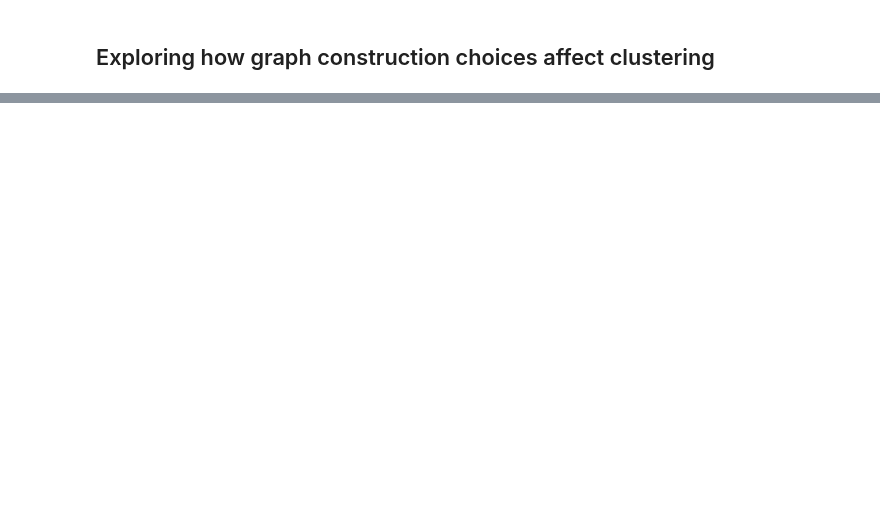
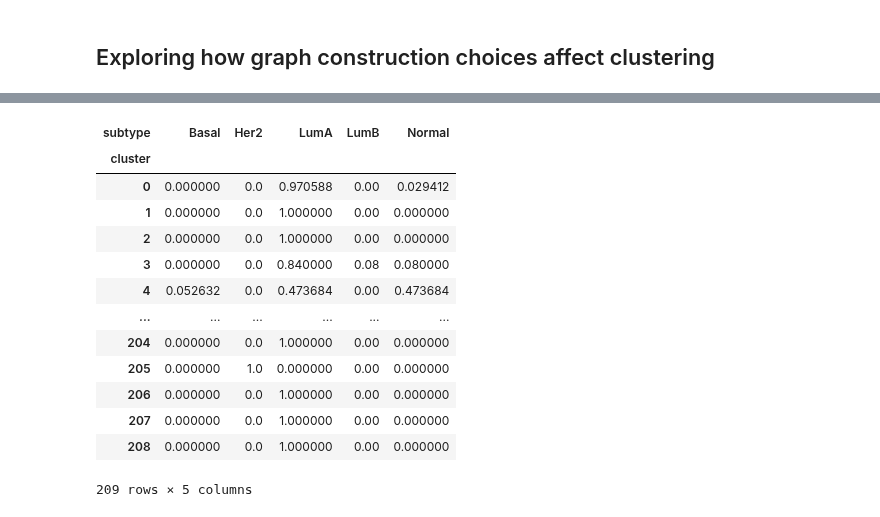
Before and after one commit to UCD-BDLab/BioNeuralNet, a Jupyter notebook: bioneuralnet/clustering/leiden_notebook.ipynb, the cells around one changed output, grey strips where cells are left out. Cells and saved outputs as stored; diff of their text form; code cells hidden in the pictures; blank space fills up the shorter version.

```diff
--- a/bioneuralnet/clustering/leiden_notebook.ipynb
+++ b/bioneuralnet/clustering/leiden_notebook.ipynb
@@ -734,0 +1001,11 @@ Cluster 5: size=171, PAM50 overlap=set()
+# %%
+from sklearn.decomposition import PCA
+
+patients_order = list(G_pat.nodes())       # now these are *patients*
+# merged_brca: index = patients, columns = features
+X_pat = merged_brca.loc[patients_order].values   # (N_patients, D_features)
+
+pca = PCA(n_components=16, random_state=0)
+emb_pat = pca.fit_transform(X_pat)
+
+print("Patient embedding shape:", emb_pat.shape)
@@ -734,0 +1244,43 @@ Cluster 5: size=171, PAM50 overlap=set()
+# %%
+# 1) Map integer targets to subtype names
+id2subtype = {
+    0: "LumA",
+    1: "Her2",
+    2: "LumB",
+    3: "Basal",
+    4: "Normal",
+}
+
+subtypes_named = pd.Series(subtypes, index=patients_order).map(id2subtype)
+
+# 2) Pick which cluster labels you want to inspect
+# For spectral:
+#cluster_labels = labels_spec
+cluster_labels = labels_pat_hybrid
+# For Leiden (pure)
+# cluster_labels = labels_pat_pure
+
+# 3) Build a small dataframe to be explicit about alignment
+df_ct = pd.DataFrame({
+    "cluster": cluster_labels,
+    "subtype": subtypes_named,
+}, index=patients_order)
+
+# 4) Crosstab: cluster vs subtype, normalized by row
+ct = pd.crosstab(df_ct["cluster"], df_ct["subtype"], normalize="index")
+display(ct)
+# %% [output]
+| subtype | Basal | Her2 | LumA | LumB | Normal |
+| cluster |  |  |  |  |  |
+| 0 | 0.000000 | 0.0 | 0.970588 | 0.00 | 0.029412 |
+| 1 | 0.000000 | 0.0 | 1.000000 | 0.00 | 0.000000 |
+| 2 | 0.000000 | 0.0 | 1.000000 | 0.00 | 0.000000 |
+| 3 | 0.000000 | 0.0 | 0.840000 | 0.08 | 0.080000 |
+| 4 | 0.052632 | 0.0 | 0.473684 | 0.00 | 0.473684 |
+| ... | ... | ... | ... | ... | ... |
+| 204 | 0.000000 | 0.0 | 1.000000 | 0.00 | 0.000000 |
+| 205 | 0.000000 | 1.0 | 0.000000 | 0.00 | 0.000000 |
+| 206 | 0.000000 | 0.0 | 1.000000 | 0.00 | 0.000000 |
+| 207 | 0.000000 | 0.0 | 1.000000 | 0.00 | 0.000000 |
+| 208 | 0.000000 | 0.0 | 1.000000 | 0.00 | 0.000000 |
+209 rows × 5 columns
```
Also changed, not shown: parts of 79 cells of this notebook.
